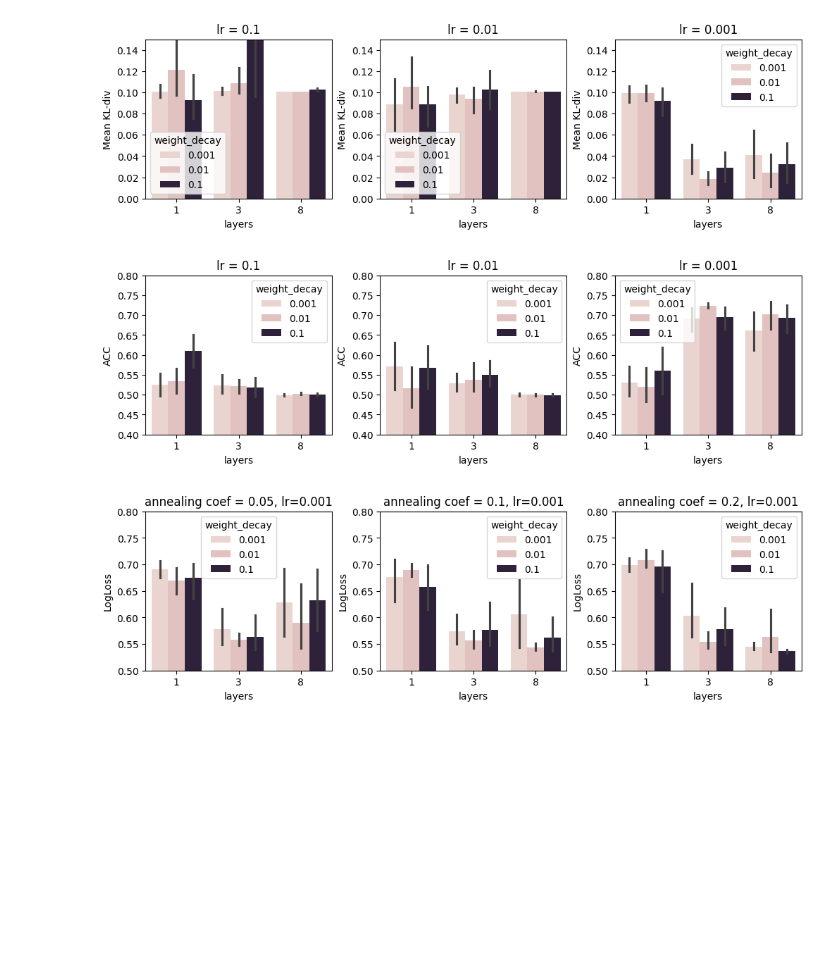
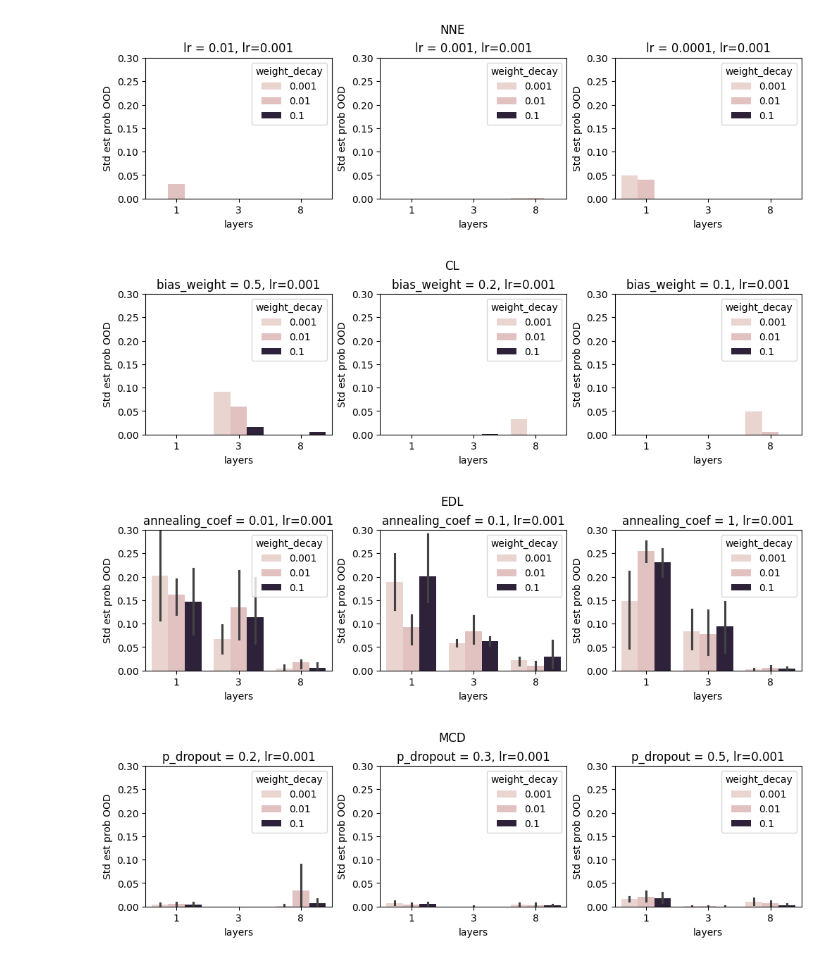
Before and after one commit to choisant/foundational-modeling, a Jupyter notebook: experiments/gamma_n_dims/gridsearch_analysis.ipynb, the cells around one changed output. Saved outputs shown, nothing was run; the diff lists cells and outputs as text; code cells hidden in the pictures; blank space fills up the shorter version.

```diff
--- a/experiments/gamma_n_dims/gridsearch_analysis.ipynb
+++ b/experiments/gamma_n_dims/gridsearch_analysis.ipynb
@@ -68,10 +267,16 @@ for value in hyperparams["lr"]:
 # %%
-fig, axs = plt.subplots(nrows = 1, ncols = 3, figsize=(10, 3),  layout="constrained")
-i = 0
-for value in hyperparams["lr"]:
-    df_subset = dfs_A[0][dfs_A[0]["lr"] == value]
-    sn.barplot(df_subset, x="layers", y="WD", hue="weight_decay", ax=axs[i])
-    axs[i].set_title(f"lr = {value}")
-    axs[i].set_ylim(0, 0.25)
-    i = i + 1
+for j in range(len(model_names)):
+    fig, axs = plt.subplots(nrows = 1, ncols = 3, figsize=(10, 3),  layout="constrained")
+    df = dfs_A[j]
+    fig.suptitle(model_names[j])
+    i = 0
+    for value in model_hyperpam_values[j]:
+        df_subset = df[df[model_hyperpam[j]] == value]
+        if model_names[j] != "NNE":
+            df_subset = df_subset[df_subset["lr"] == 0.001]
+        sn.barplot(df_subset, x="layers", y="Std UQ OOD", hue="weight_decay", ax=axs[i])
+        axs[i].set_title(f"{model_hyperpam[j]} = {value}, lr=0.001")
+        axs[i].set_ylim(0, 0.15)
+        axs[i].set_ylabel("Std UQ OOD")
+        i = i + 1
 # %% [output]
@@ -79,34 +287,20 @@ for value in hyperparams["lr"]:
 # %%
-fig, axs = plt.subplots(nrows = 1, ncols = 3, figsize=(10, 3),  layout="constrained")
-i = 0
-for value in hyperparams["lr"]:
-    df_subset = dfs_A[0][dfs_A[0]["lr"] == value]
-    sn.barplot(df_subset, x="layers", y="Mean KL-div", hue="weight_decay", ax=axs[i])
-    axs[i].set_title(f"lr = {value}")
-    axs[i].set_ylim(0, 0.15)
-    i = i + 1
+for j in range(len(model_names)):
+    fig, axs = plt.subplots(nrows = 1, ncols = 3, figsize=(10, 3),  layout="constrained")
+    df = dfs_A[j]
+    fig.suptitle(model_names[j])
+    i = 0
+    for value in model_hyperpam_values[j]:
+        df_subset = df[df[model_hyperpam[j]] == value]
+        if model_names[j] != "NNE":
+            df_subset = df_subset[df_subset["lr"] == 0.001]
+        sn.barplot(df_subset, x="layers", y="Std Pc1 OOD", hue="weight_decay", ax=axs[i])
+        axs[i].set_title(f"{model_hyperpam[j]} = {value}, lr=0.001")
+        axs[i].set_ylim(0, 0.3)
+        axs[i].set_ylabel("Std est prob OOD")
+        i = i + 1
 # %% [output]
-[figure, old version]
+[figure, new version]
+[figure, added]
+[figure, added]
+[figure, added]
-# %%
-fig, axs = plt.subplots(nrows = 1, ncols = 3, figsize=(10, 3),  layout="constrained")
-i = 0
-for value in hyperparams["lr"]:
-    df_subset = dfs_A[0][dfs_A[0]["lr"] == value]
-    sn.barplot(df_subset, x="layers", y="ACC", hue="weight_decay", ax=axs[i])
-    axs[i].set_title(f"lr = {value}")
-    axs[i].set_ylim(0.4, 0.8)
-    i = i + 1
-# %% [output]
-[figure, removed]
-# %%
-fig, axs = plt.subplots(nrows = 1, ncols = 3, figsize=(10, 3),  layout="constrained")
-i = 0
-for value in EDL_acoef:
-    df_subset = dfs_A[0][dfs_A[0]["annealing_coef"] == value]
-    df_subset = df_subset[df_subset["lr"] == 0.001]
-    sn.barplot(df_subset, x="layers", y="LogLoss", hue="weight_decay", ax=axs[i])
-    axs[i].set_title(f"annealing coef = {value}, lr=0.001")
-    axs[i].set_ylim(0.5, 0.8)
-    i = i + 1
-# %% [output]
-[figure, removed]
```
Also changed, not shown: parts of 22 cells of this notebook, 18 other files.
